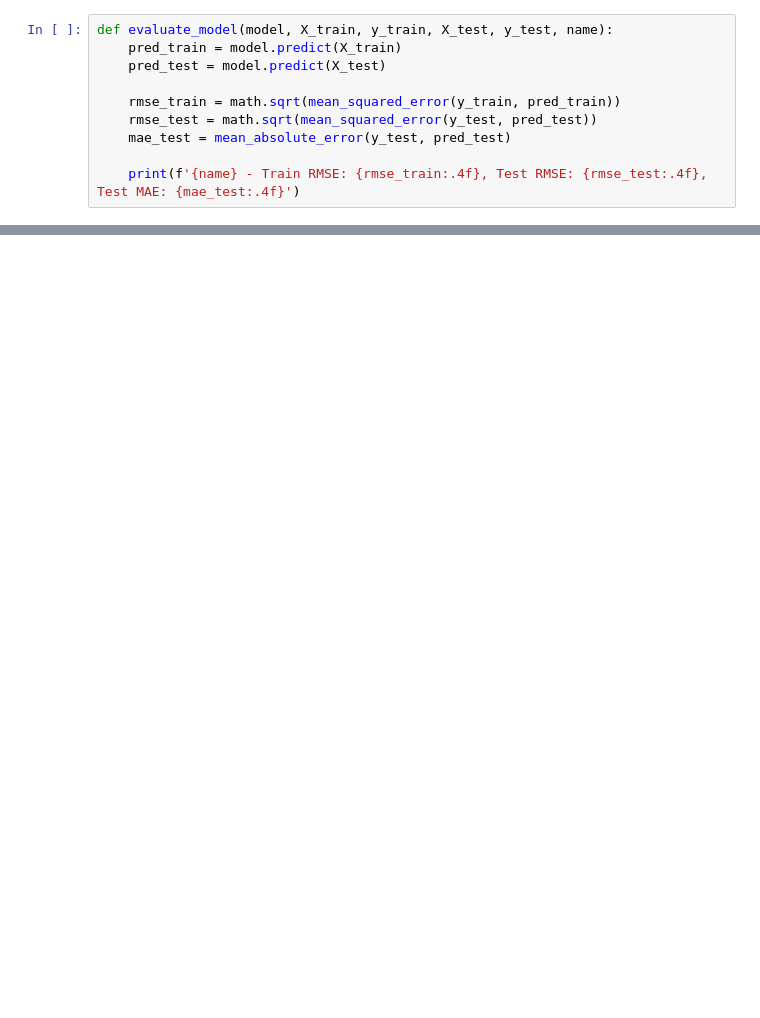
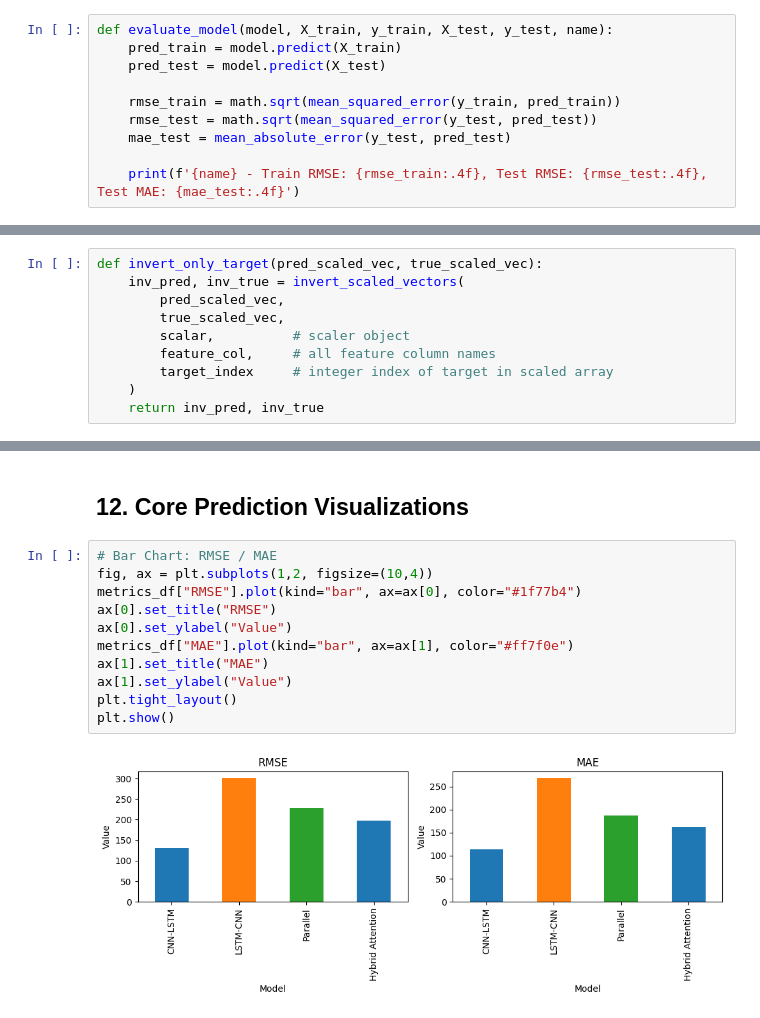
Before and after one commit to Anju982/Gold_Price_Prediction, a Jupyter notebook: test_gold_price.ipynb, the cells around one changed output, grey strips where cells are left out. Drawn from its saved outputs; the diff is of its cells as text; blank space fills up the shorter version.

```diff
--- a/test_gold_price.ipynb
+++ b/test_gold_price.ipynb
@@ -459,0 +881,10 @@ Parallel - Train RMSE: 0.0269, Test RMSE: 0.1294, Test MAE: 0.1170
+# %%
+def invert_only_target(pred_scaled_vec, true_scaled_vec):
+    inv_pred, inv_true = invert_scaled_vectors(
+        pred_scaled_vec,
+        true_scaled_vec,
+        scalar,          # scaler object
+        feature_col,     # all feature column names
+        target_index     # integer index of target in scaled array
+    )
+    return inv_pred, inv_true
@@ -459,0 +972,15 @@ Parallel - Train RMSE: 0.0269, Test RMSE: 0.1294, Test MAE: 0.1170
+# %% [markdown]
+## 12. Core Prediction Visualizations
+# %%
+# Bar Chart: RMSE / MAE
+fig, ax = plt.subplots(1,2, figsize=(10,4))
+metrics_df["RMSE"].plot(kind="bar", ax=ax[0], color="#1f77b4")
+ax[0].set_title("RMSE")
+ax[0].set_ylabel("Value")
+metrics_df["MAE"].plot(kind="bar", ax=ax[1], color="#ff7f0e")
+ax[1].set_title("MAE")
+ax[1].set_ylabel("Value")
+plt.tight_layout()
+plt.show()
+# %% [output]
+[figure, added]
```
Also changed, not shown: parts of 56 cells of this notebook.
